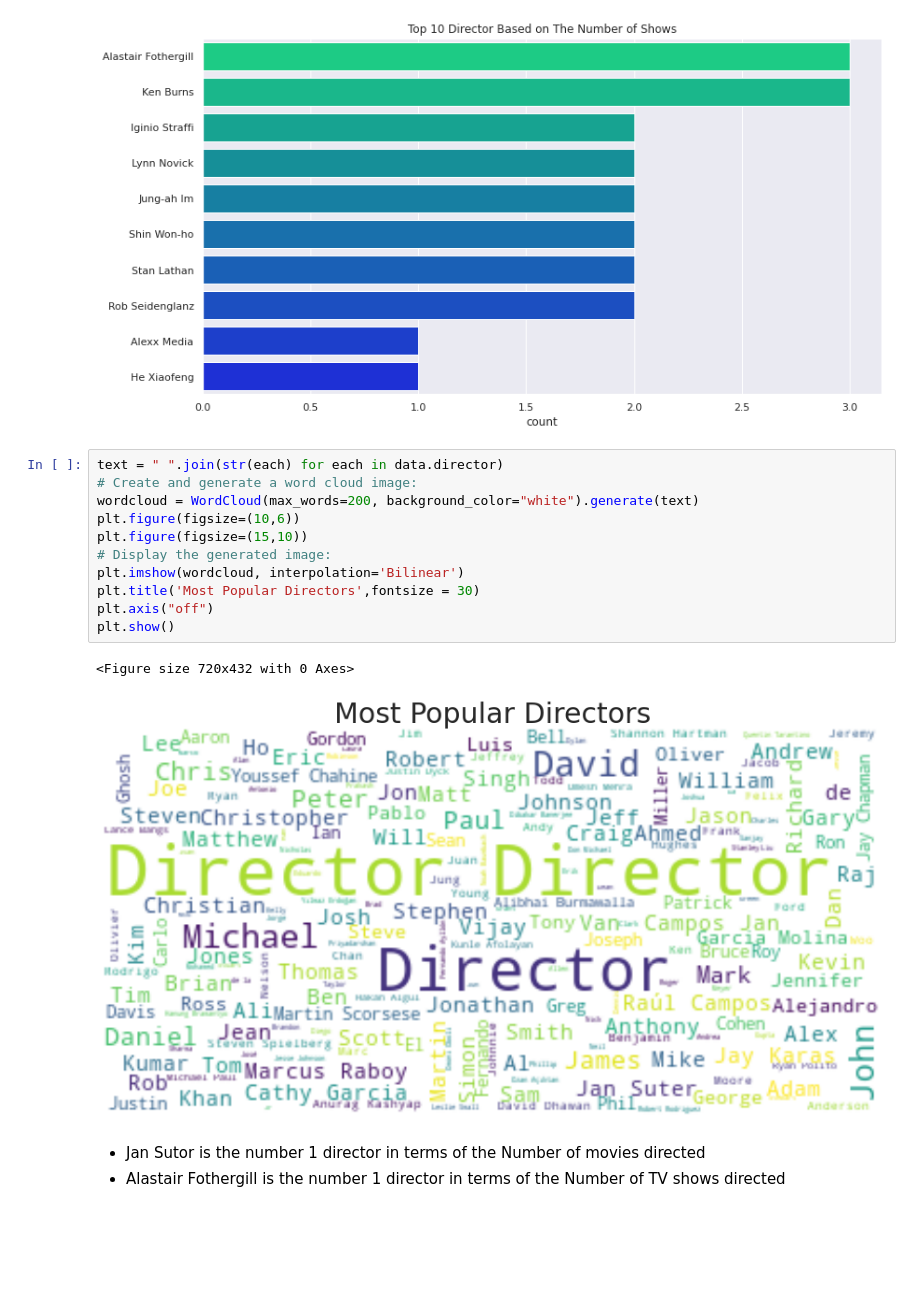
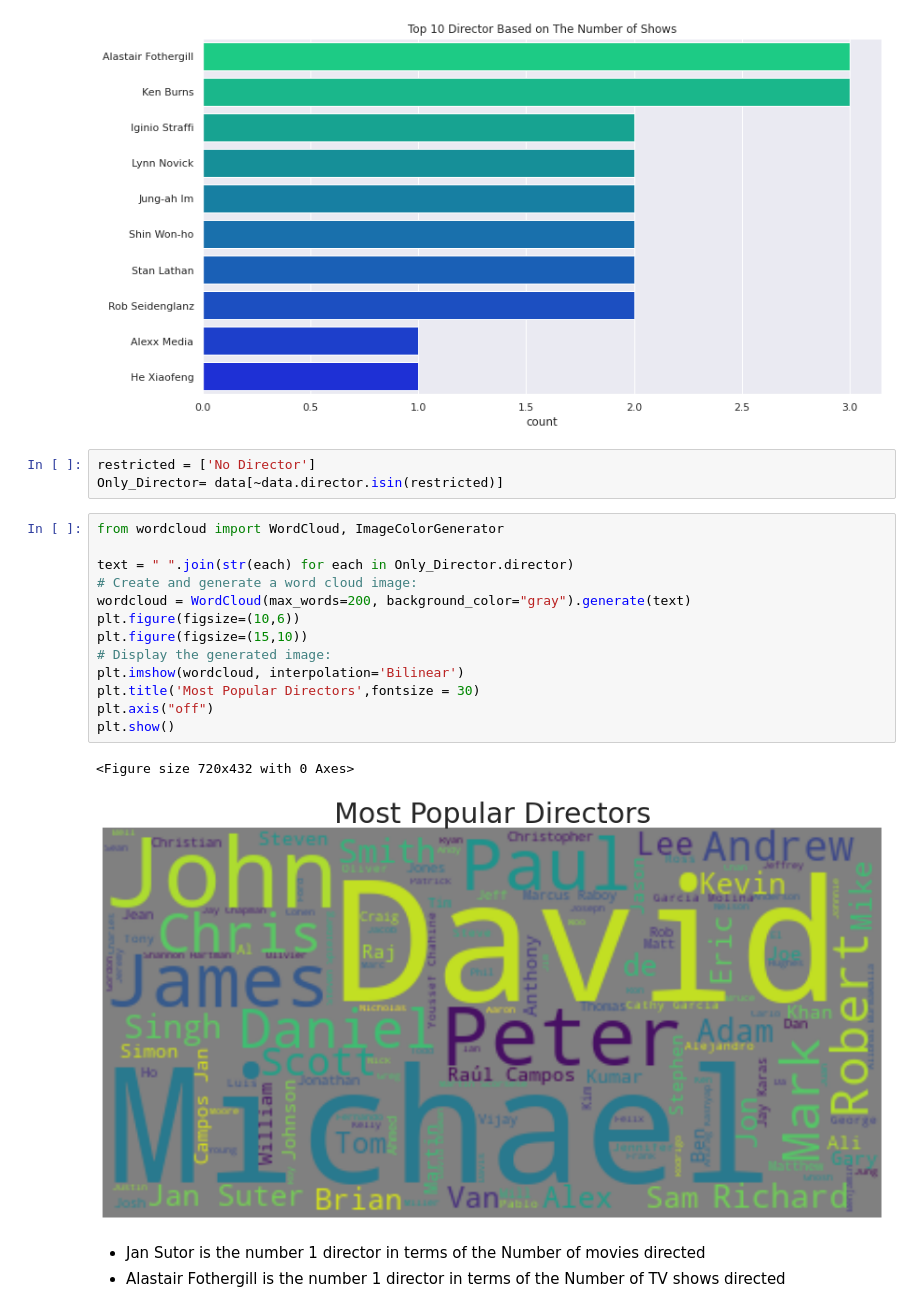
Before and after one commit to anasabbad/Netflix-Movies-and-TV-Shows-Clustering, a Jupyter notebook: NETFLIX_MOVIES_AND_TV_SHOWS_CLUSTERING.ipynb, the cells around one changed output. Saved outputs shown, nothing was run; the diff lists cells and outputs as text; blank space fills up the shorter version.

```diff
--- a/NETFLIX_MOVIES_AND_TV_SHOWS_CLUSTERING.ipynb
+++ b/NETFLIX_MOVIES_AND_TV_SHOWS_CLUSTERING.ipynb
@@ -367,20 +369,25 @@ sns.countplot(y = filtered_directors, order=filtered_directors.value_counts().in
 plt.show()
 # %% [output]
 [figure]
+# %%
+restricted = ['No Director']
+Only_Director= data[~data.director.isin(restricted)]
 # %%
-text = " ".join(str(each) for each in data.director)
+from wordcloud import WordCloud, ImageColorGenerator
+
+text = " ".join(str(each) for each in Only_Director.director)
 # Create and generate a word cloud image:
-wordcloud = WordCloud(max_words=200, background_color="white").generate(text)
+wordcloud = WordCloud(max_words=200, background_color="gray").generate(text)
 plt.figure(figsize=(10,6))
 plt.figure(figsize=(15,10))
 # Display the generated image:
 plt.imshow(wordcloud, interpolation='Bilinear')
 plt.title('Most Popular Directors',fontsize = 30)
 plt.axis("off")
 plt.show()
 # %% [output]
 <Figure size 720x432 with 0 Axes>
-[figure, old version]
+[figure, new version]
 # %% [markdown]
 
 
```
Also changed, not shown: parts of 14 cells of this notebook.
